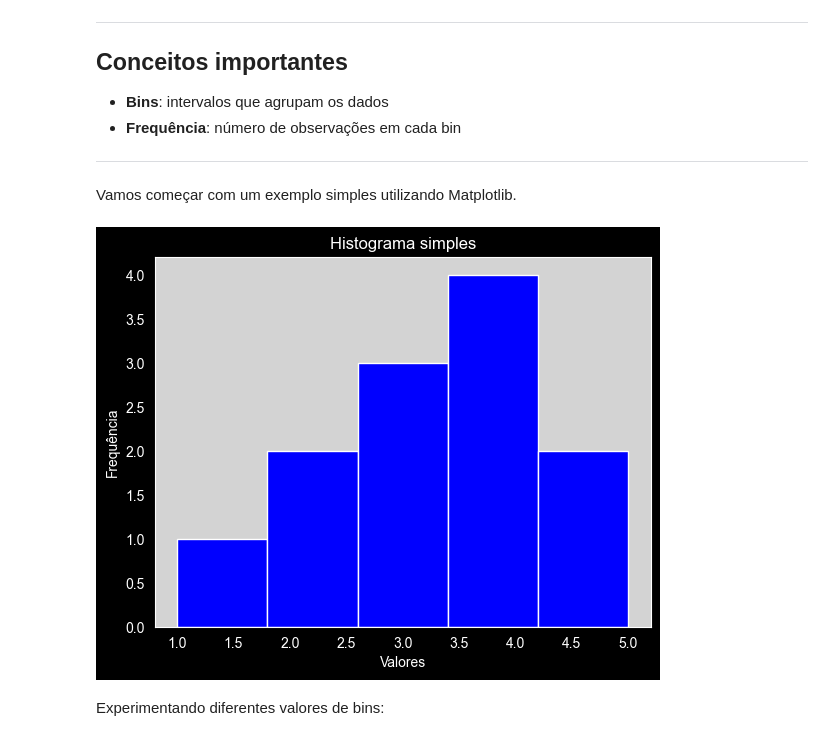
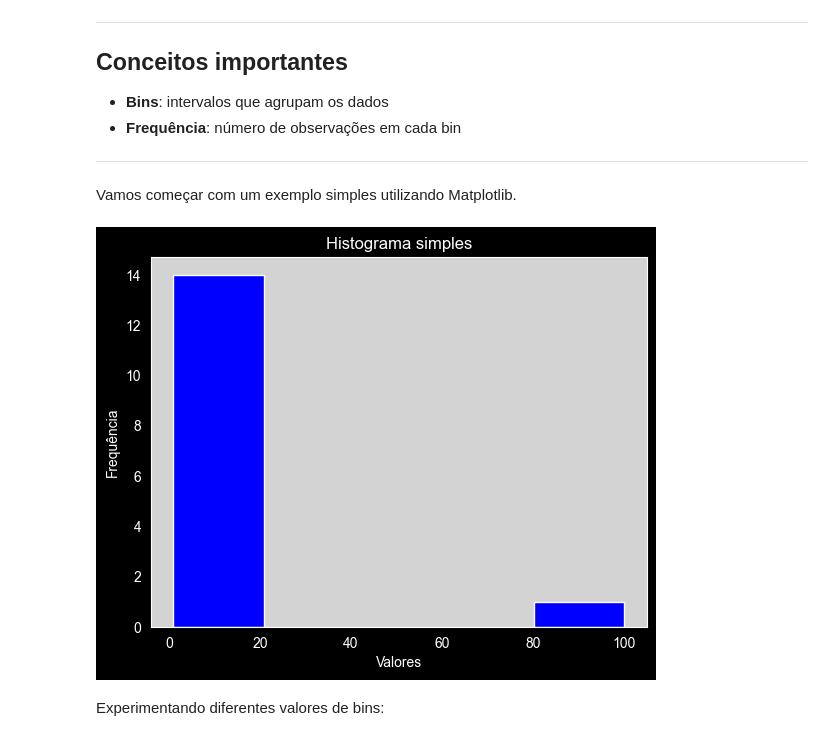
Before and after one commit to zuilpirola/EDA, a Jupyter notebook: Practical/Week6/graficos.ipynb, the cells around one changed output. Saved outputs shown, nothing was run; the diff lists cells and outputs as text; code cells hidden in the pictures.

```diff
--- a/Practical/Week6/graficos.ipynb
+++ b/Practical/Week6/graficos.ipynb
@@ -273,29 +273,29 @@ Vamos começar com um exemplo simples utilizando Matplotlib.
 # %%
 # dados simples
 #os dados de entrada nao sao mais x e y mas sim uma lista de valores (com valores repitidos para ele somar
-valores = [1, 2, 2, 3, 3, 3, 4, 4, 4, 4, 5, 5]
+valores = [1, 2, 2, 3, 3, 3, 4, 4, 4, 4, 5, 5,10,100,1]
 
 # criar figure e axes
 fig, ax = plt.subplots()
 
 # histograma (tipo .hist)
 ax.hist(valores, bins=5, color='blue')
 #bins representam quantos bins totais terá o grafico e o seu range.
 
 # título e labels
 ax.set_title("Histograma simples")
 ax.set_xlabel("Valores")
 ax.set_ylabel("Frequência")
 
 # remover grid
 ax.grid(False)
 
 # fundo
 ax.set_facecolor('lightgray')
 
 plt.show()
 # %% [output]
-[figure, old version]
+[figure, new version]
 # %% [markdown]
 Experimentando diferentes valores de bins:
 # %%
```
Also changed, not shown: parts of 7 cells of this notebook, 3 other files.
